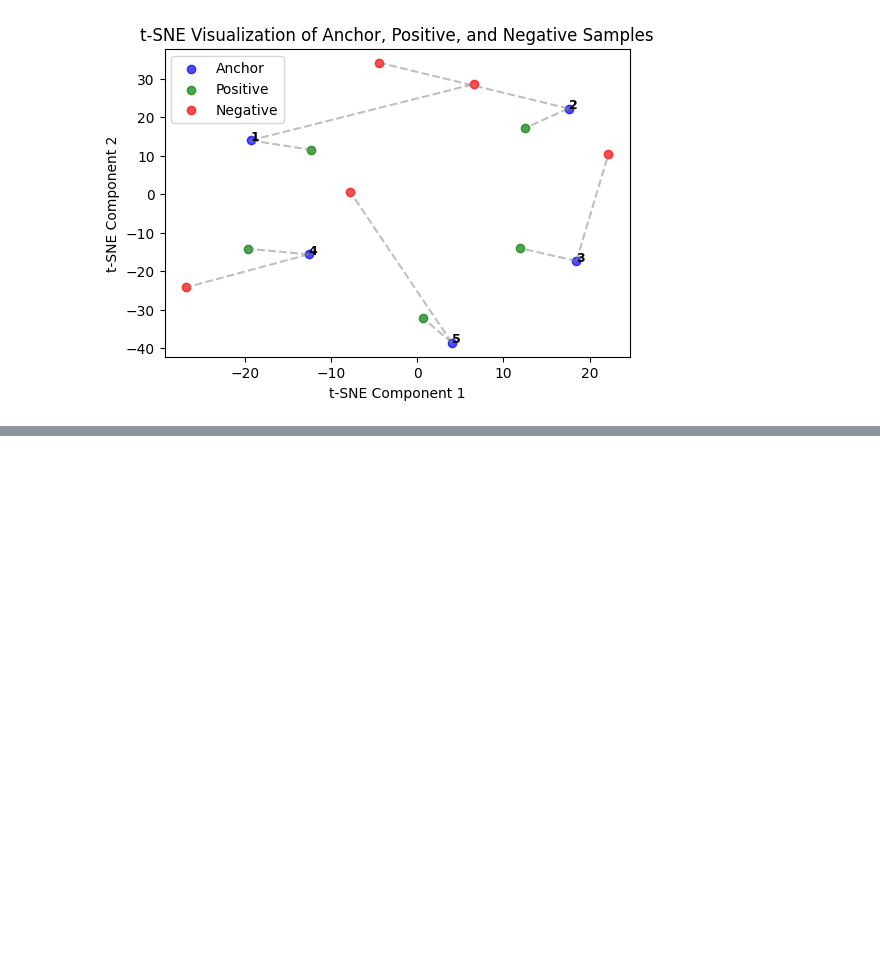
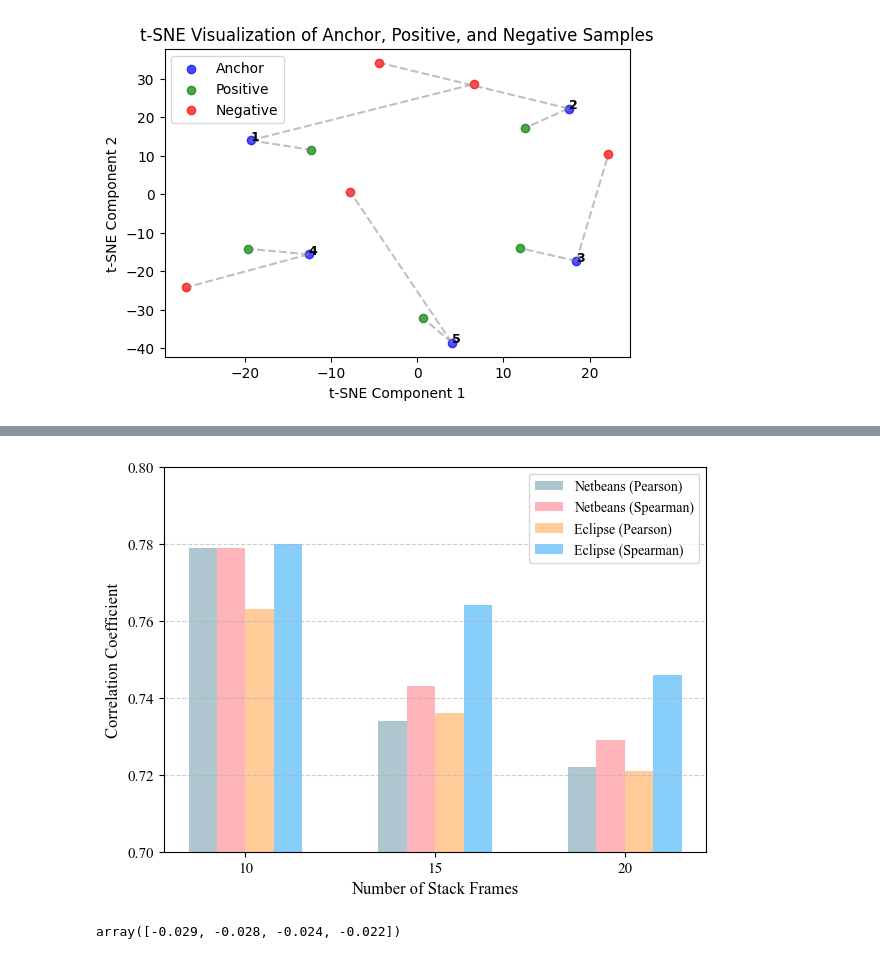
Before and after one commit to afifaniks/dedupt, a Jupyter notebook: src/visualize.ipynb, the cells around one changed output, grey strips where cells are left out. Drawn from its saved outputs; the diff is of its cells as text; code cells hidden in the pictures; blank space fills up the shorter version.

```diff
--- a/src/visualize.ipynb
+++ b/src/visualize.ipynb
@@ -262,0 +323,48 @@ generate_tsne_plot(test_dataset, model_after, num_samples=n_s, random_seed=seed)
+# %%
+import matplotlib.pyplot as plt
+import numpy as np
+
+# Data
+frames = [10, 15, 20]
+netbeans_pearson = [0.779, 0.734, 0.722]
+netbeans_spearman = [0.779, 0.743, 0.729]
+eclipse_pearson = [0.763, 0.736, 0.721]
+eclipse_spearman = [0.780, 0.764, 0.746]
+
+# Bar width and positions
+bar_width = 0.15
+index = np.arange(len(frames))
+
+# Light colors
+colors = ['#AEC6CF', '#FFB3BA', '#FFCC99', 'lightskyblue']
+
+# Plot
+plt.figure(figsize=(7, 5))
+
+# Bars for each metric
+plt.bar(index - 1.5*bar_width, netbeans_pearson, bar_width, label='Netbeans (Pearson)', color=colors[0])
+plt.bar(index - 0.5*bar_width, netbeans_spearman, bar_width, label='Netbeans (Spearman)', color=colors[1])
+plt.bar(index + 0.5*bar_width, eclipse_pearson, bar_width, label='Eclipse (Pearson)', color=colors[2])
+plt.bar(index + 1.5*bar_width, eclipse_spearman, bar_width, label='Eclipse (Spearman)', color=colors[3])
+
+# Labels and legend
+plt.xlabel('Number of Stack Frames', fontsize=12)
+plt.ylabel('Correlation Coefficient', fontsize=12)
+# plt.title('Embedding Similarity Metrics vs. Stack Frames', fontsize=14)
+plt.legend(fontsize=10)
+plt.grid(True, linestyle='--', alpha=0.6, axis='y')
+
+# Customize x-ticks
+plt.xticks(index, frames, fontsize=11)
+plt.yticks(fontsize=11)
+plt.ylim(0.7, 0.8)
+
+# Show plot
+plt.savefig("frames-vs-embeddings-bar-chart-improved.pdf", dpi=300, bbox_inches='tight', pad_inches=0)
+plt.show()
+# %% [output]
+[figure, added]
+# %%
+delta_netbeans_distilroberta
+# %% [output]
+array([-0.029, -0.028, -0.024, -0.022])
```
Also changed, not shown: parts of 9 cells of this notebook.
